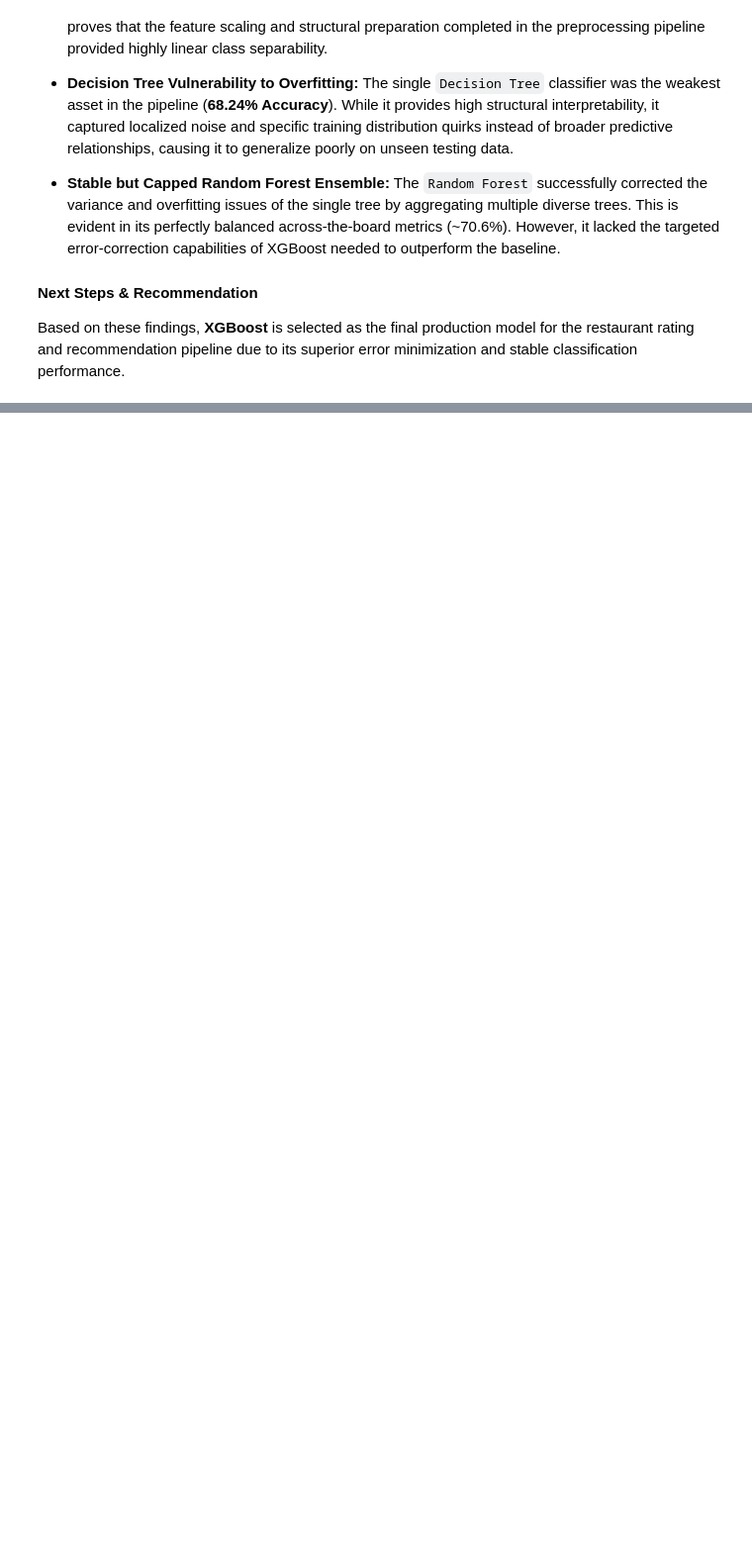
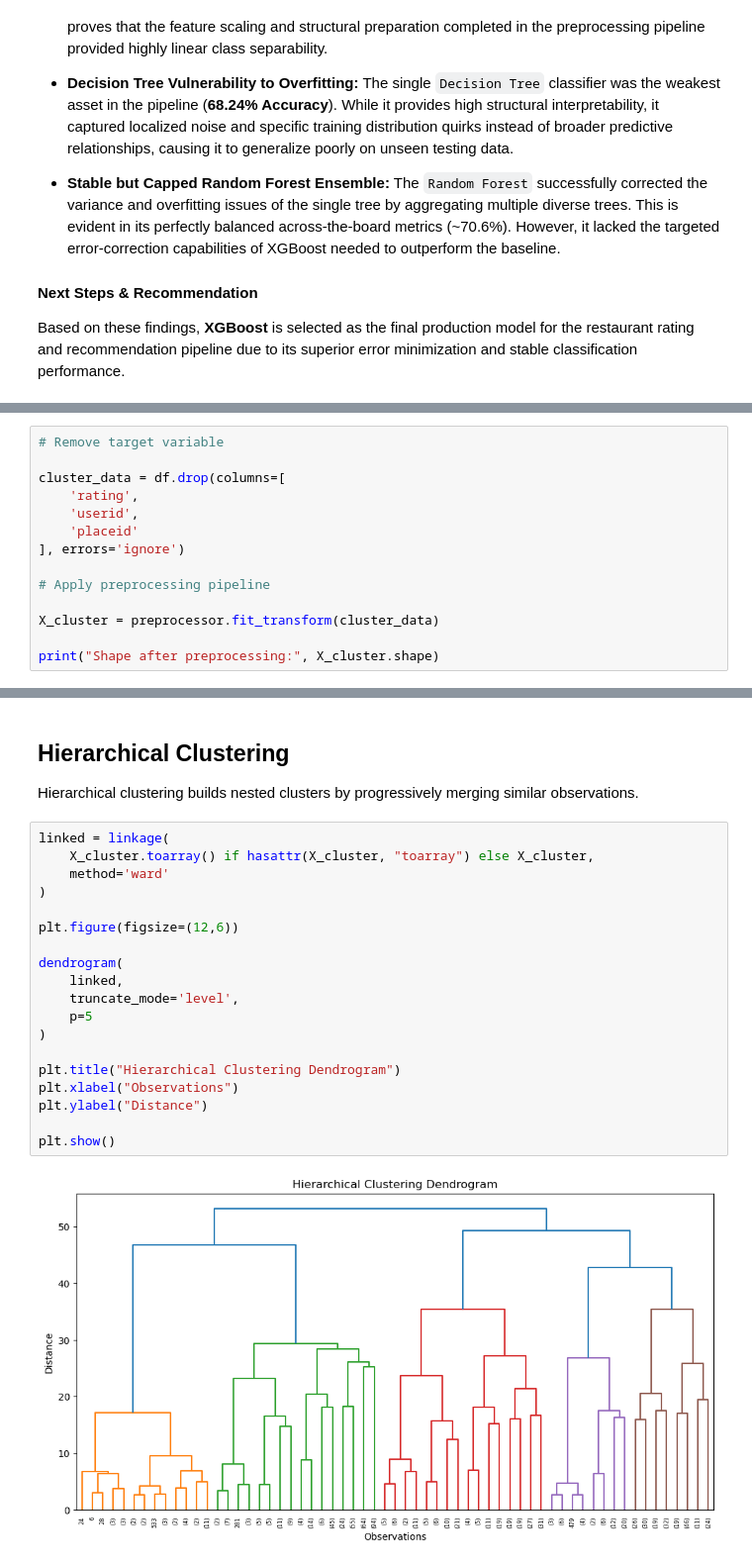
Before and after one commit to angiew63/Restaurant-Customer-Analytics, a Jupyter notebook: notebooks/04_advanced_ml_clustering.ipynb, the cells around one changed output, grey strips where cells are left out. Shown at 99% size. Cells and saved outputs as stored; diff of their text form; blank space fills up the shorter version.

```diff
--- a/notebooks/04_advanced_ml_clustering.ipynb
+++ b/notebooks/04_advanced_ml_clustering.ipynb
@@ -281,0 +302,14 @@ Based on these findings, **XGBoost** is selected as the final production model f
+# %%
+# Remove target variable
+
+cluster_data = df.drop(columns=[
+    'rating',
+    'userid',
+    'placeid'
+], errors='ignore')
+
+# Apply preprocessing pipeline
+
+X_cluster = preprocessor.fit_transform(cluster_data)
+
+print("Shape after preprocessing:", X_cluster.shape)
@@ -281,0 +426,24 @@ Based on these findings, **XGBoost** is selected as the final production model f
+# %% [markdown]
+## Hierarchical Clustering
+Hierarchical clustering builds nested clusters by progressively merging similar observations.
+# %%
+linked = linkage(
+    X_cluster.toarray() if hasattr(X_cluster, "toarray") else X_cluster,
+    method='ward'
+)
+
+plt.figure(figsize=(12,6))
+
+dendrogram(
+    linked,
+    truncate_mode='level',
+    p=5
+)
+
+plt.title("Hierarchical Clustering Dendrogram")
+plt.xlabel("Observations")
+plt.ylabel("Distance")
+
+plt.show()
+# %% [output]
+[figure, added]
```
Also changed, not shown: parts of 23 cells of this notebook.
